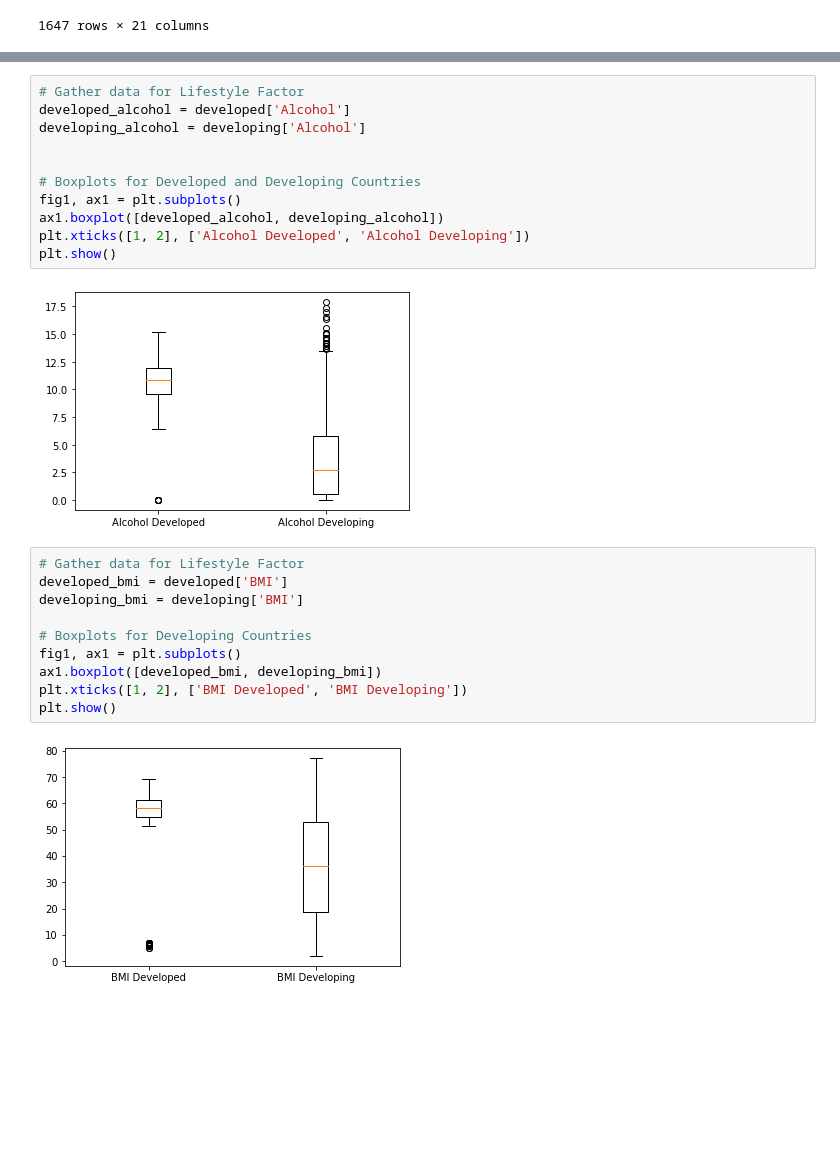
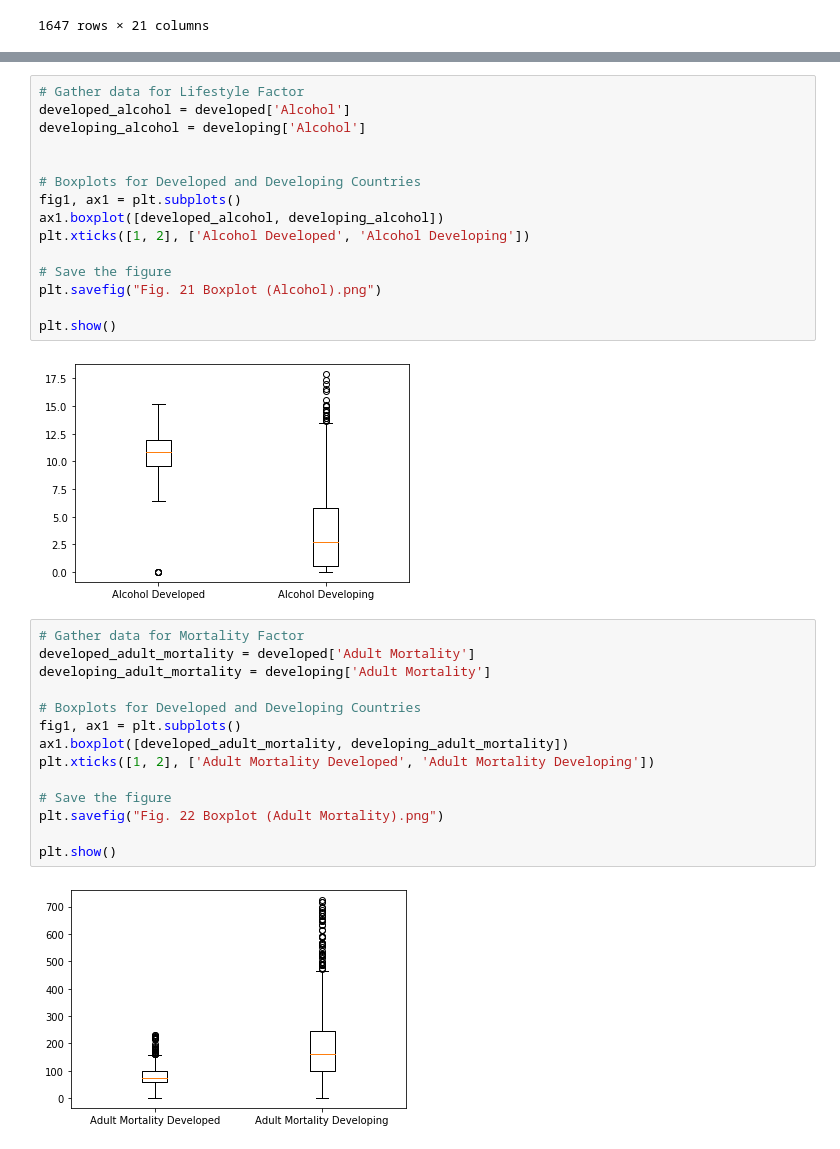
Before and after one commit to DarleneKo/life-expectancy-rates, a Jupyter notebook: master_data_cleaning_exploration.ipynb, the cells around one changed output, grey strips where cells are left out. Drawn from its saved outputs; the diff is of its cells as text; blank space fills up the shorter version.

```diff
--- a/master_data_cleaning_exploration.ipynb
+++ b/master_data_cleaning_exploration.ipynb
@@ -940,19 +948,27 @@ developing_alcohol = developing['Alcohol']
 fig1, ax1 = plt.subplots()
 ax1.boxplot([developed_alcohol, developing_alcohol])
 plt.xticks([1, 2], ['Alcohol Developed', 'Alcohol Developing'])
+
+# Save the figure
+plt.savefig("Fig. 21 Boxplot (Alcohol).png")
+
 plt.show()
 # %% [output]
 [figure]
 # %%
-# Gather data for Lifestyle Factor
-developed_bmi = developed['BMI']
-developing_bmi = developing['BMI']
+# Gather data for Mortality Factor
+developed_adult_mortality = developed['Adult Mortality']
+developing_adult_mortality = developing['Adult Mortality']
 
-# Boxplots for Developing Countries
+# Boxplots for Developed and Developing Countries
 fig1, ax1 = plt.subplots()
-ax1.boxplot([developed_bmi, developing_bmi])
-plt.xticks([1, 2], ['BMI Developed', 'BMI Developing'])
+ax1.boxplot([developed_adult_mortality, developing_adult_mortality])
+plt.xticks([1, 2], ['Adult Mortality Developed', 'Adult Mortality Developing'])
+
+# Save the figure
+plt.savefig("Fig. 22 Boxplot (Adult Mortality).png")
+
 plt.show()
 # %% [output]
-[figure, old version]
+[figure, new version]
 # %%
```
Also changed, not shown: parts of 5 cells of this notebook, 5 other files.
